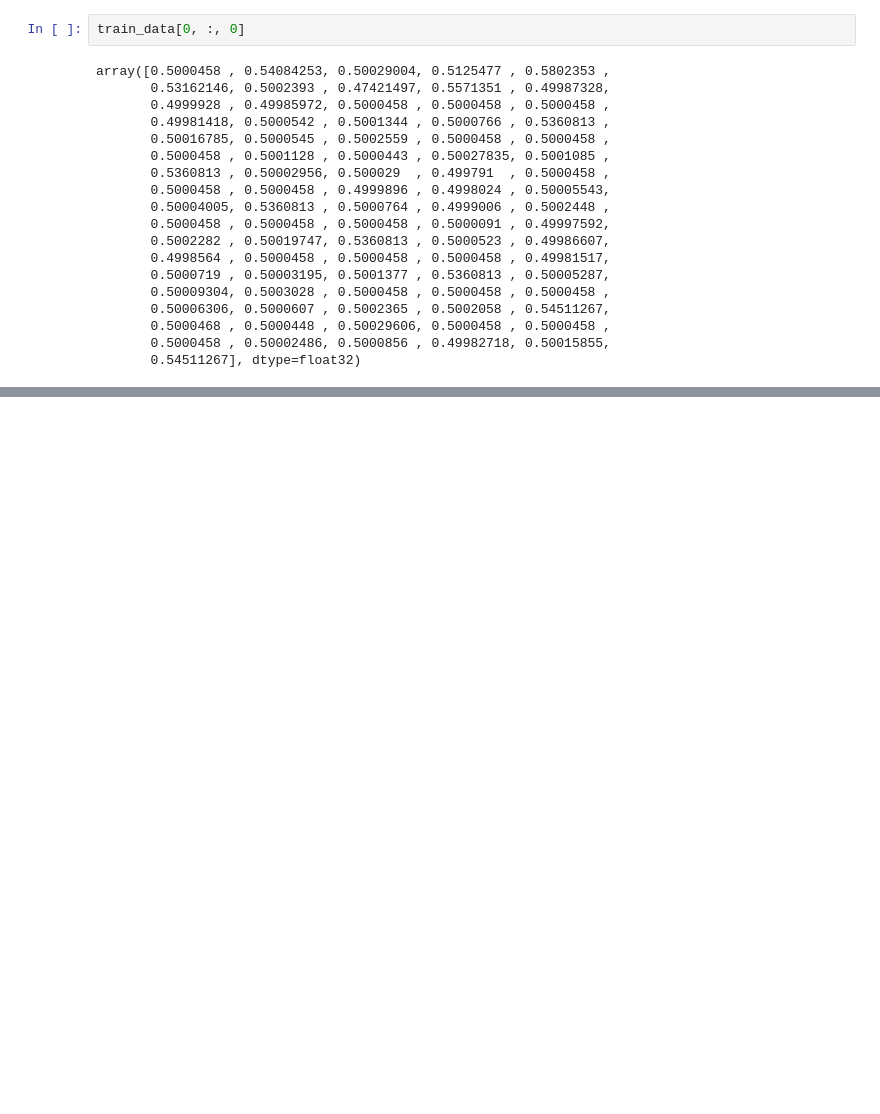
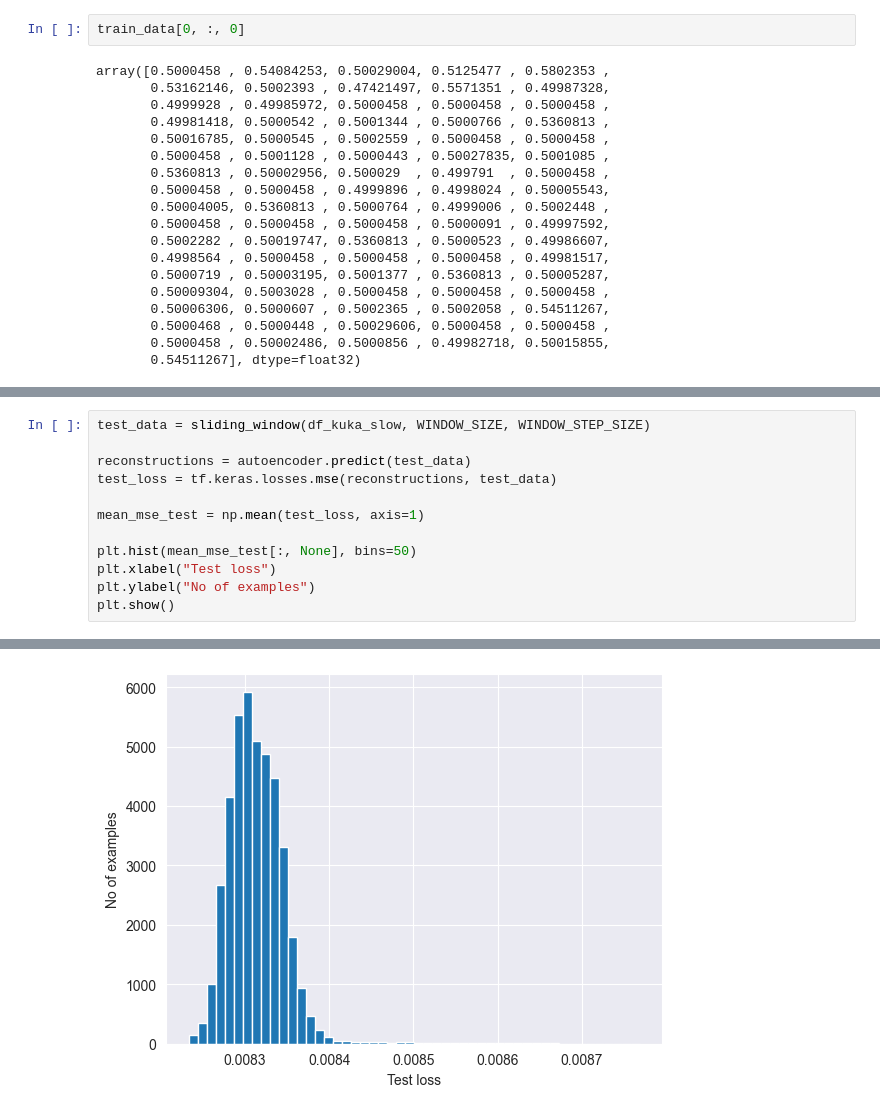
Before and after one commit to Giobordi/ML_application_project, a Jupyter notebook: AM01.ipynb, the cells around one changed output, grey strips where cells are left out. Cells and saved outputs as stored; diff of their text form; blank space fills up the shorter version.

```diff
--- a/AM01.ipynb
+++ b/AM01.ipynb
@@ -333,0 +347,13 @@ plt.show()
+# %%
+test_data = sliding_window(df_kuka_slow, WINDOW_SIZE, WINDOW_STEP_SIZE)
+
+reconstructions = autoencoder.predict(test_data)
+test_loss = tf.keras.losses.mse(reconstructions, test_data)
+
+mean_mse_test = np.mean(test_loss, axis=1)
+
+plt.hist(mean_mse_test[:, None], bins=50)
+plt.xlabel("Test loss")
+plt.ylabel("No of examples")
+plt.show()
+# %% [output]
@@ -333,0 +361 @@ plt.show()
+[figure, added]
```
Also changed, not shown: parts of 11 cells of this notebook.
